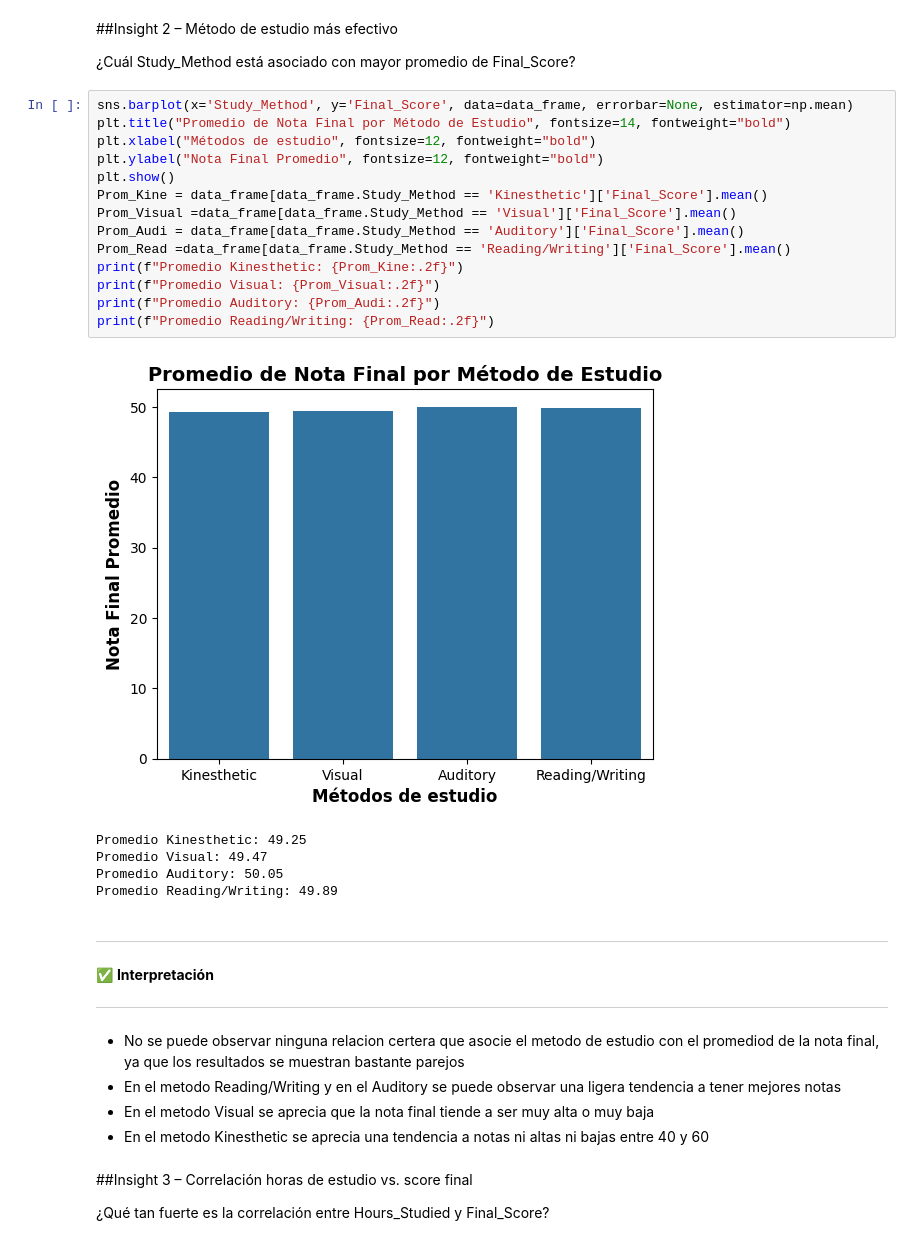
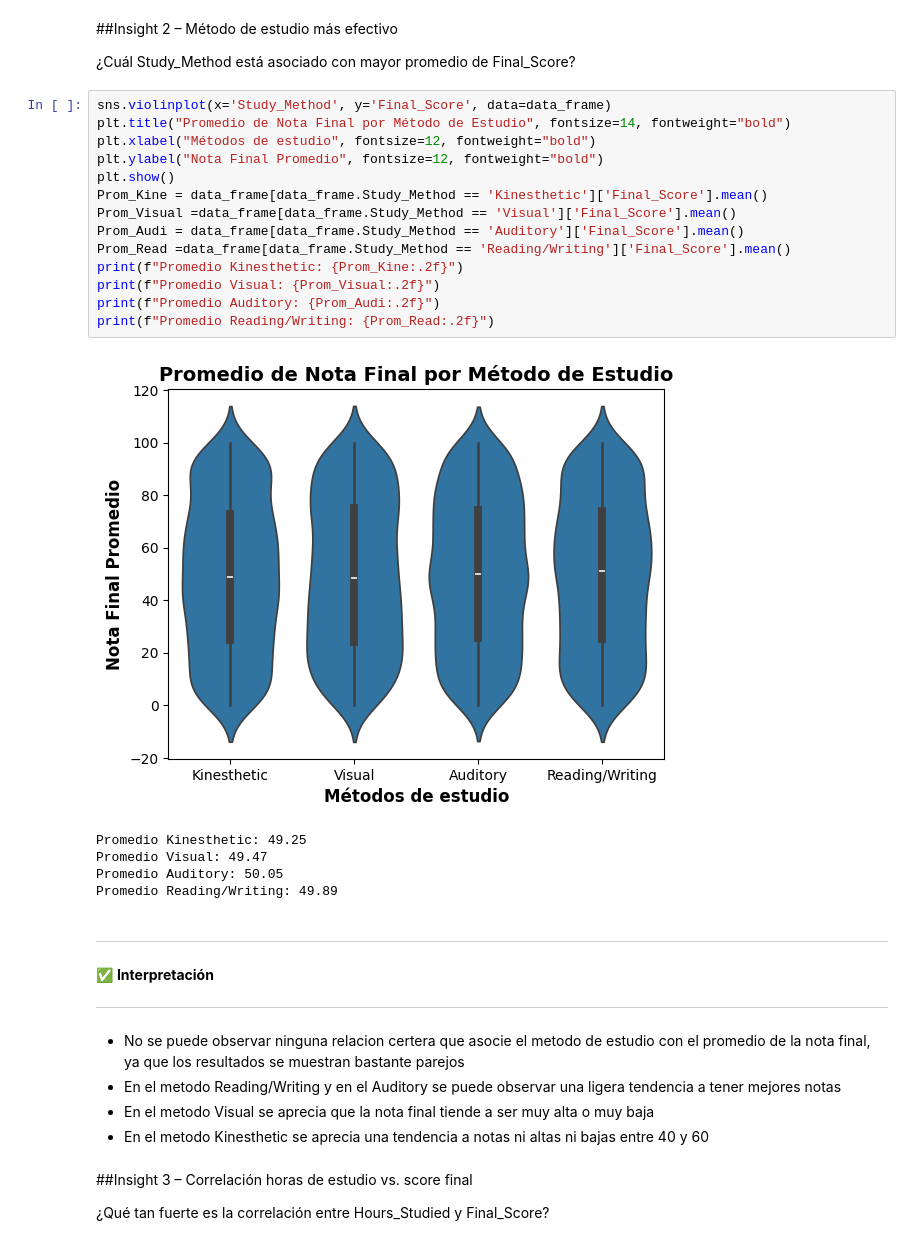
Before and after one commit to kotonitro/Inteligencia_Artificial_UBB, a Jupyter notebook: certamen_1/620454_Base_Evaluacion_1_AnalisisExploratorio.ipynb, the cells around one changed output. Cells and saved outputs as stored; diff of their text form.

```diff
--- a/certamen_1/620454_Base_Evaluacion_1_AnalisisExploratorio.ipynb
+++ b/certamen_1/620454_Base_Evaluacion_1_AnalisisExploratorio.ipynb
@@ -380,21 +393,21 @@ plt.show()
 
 ¿Cuál Study_Method está asociado con mayor promedio de Final_Score?
 # %%
-sns.barplot(x='Study_Method', y='Final_Score', data=data_frame, errorbar=None, estimator=np.mean)
+sns.violinplot(x='Study_Method', y='Final_Score', data=data_frame)
 plt.title("Promedio de Nota Final por Método de Estudio", fontsize=14, fontweight="bold")
 plt.xlabel("Métodos de estudio", fontsize=12, fontweight="bold")
 plt.ylabel("Nota Final Promedio", fontsize=12, fontweight="bold")
 plt.show()
 Prom_Kine = data_frame[data_frame.Study_Method == 'Kinesthetic']['Final_Score'].mean()
 Prom_Visual =data_frame[data_frame.Study_Method == 'Visual']['Final_Score'].mean()
 Prom_Audi = data_frame[data_frame.Study_Method == 'Auditory']['Final_Score'].mean()
 Prom_Read =data_frame[data_frame.Study_Method == 'Reading/Writing']['Final_Score'].mean()
 print(f"Promedio Kinesthetic: {Prom_Kine:.2f}")
 print(f"Promedio Visual: {Prom_Visual:.2f}")
 print(f"Promedio Auditory: {Prom_Audi:.2f}")
 print(f"Promedio Reading/Writing: {Prom_Read:.2f}")
 # %% [output]
-[figure, old version]
+[figure, new version]
 Promedio Kinesthetic: 49.25
 Promedio Visual: 49.47
 Promedio Auditory: 50.05
@@ -406,7 +419,7 @@ Promedio Reading/Writing: 49.89
 ---
 
 
-+ No se puede observar ninguna relacion certera que asocie el metodo de estudio con el promediod de la nota final, ya que los resultados se muestran bastante parejos
++ No se puede observar ninguna relacion certera que asocie el metodo de estudio con el promedio de la nota final, ya que los resultados se muestran bastante parejos
 + En el metodo Reading/Writing y en el Auditory se puede observar una ligera tendencia a tener mejores notas
 + En el metodo Visual se aprecia que la nota final tiende a ser muy alta o muy baja
 + En el metodo Kinesthetic se aprecia una tendencia a notas ni altas ni bajas entre 40 y 60
```
Also changed, not shown: parts of 8 cells of this notebook.
